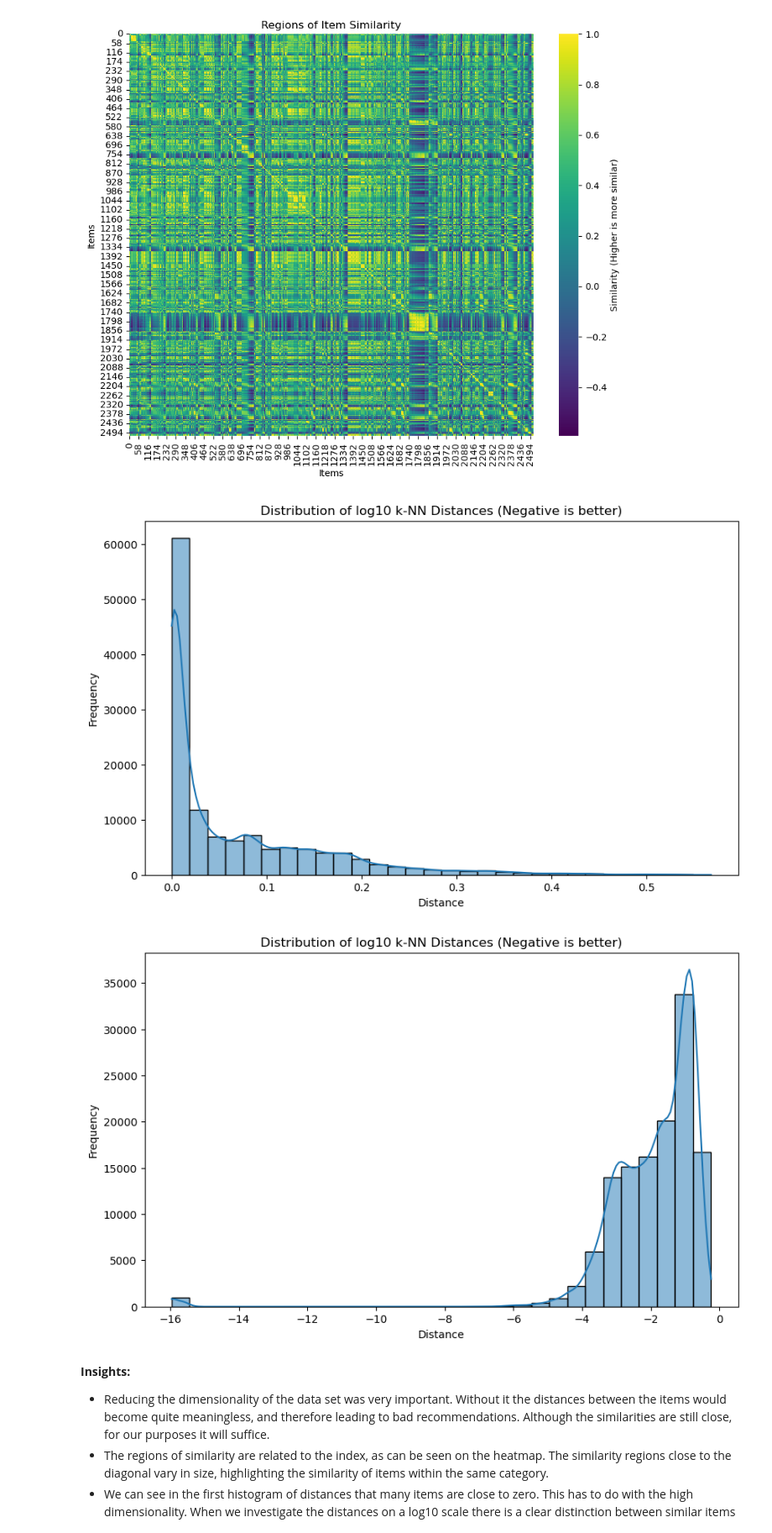
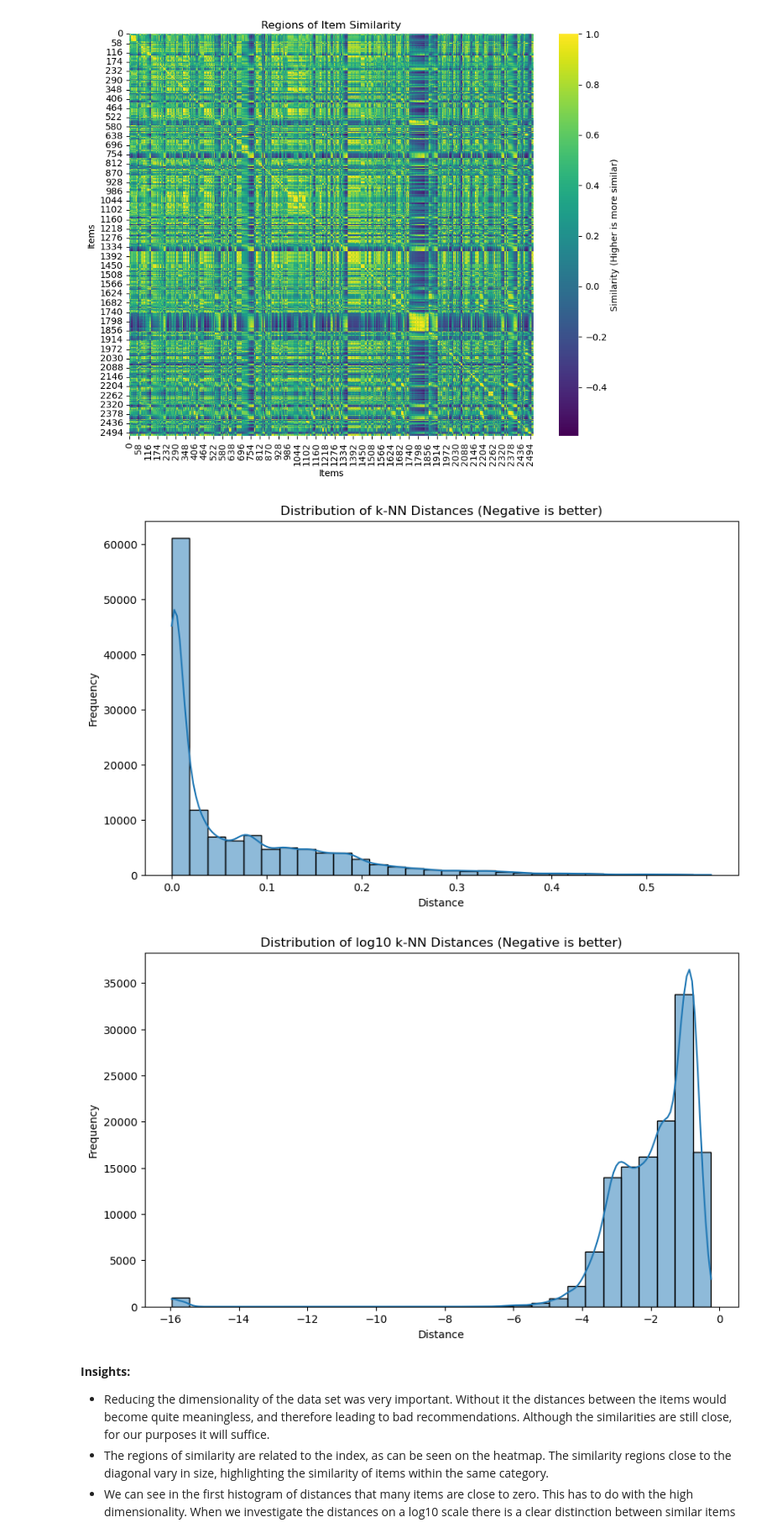
Before and after one commit to noah18c/IVDA_G10, a Jupyter notebook: group10_g2.ipynb, the cells around one changed output. Shown at 84% size. Drawn from its saved outputs; the diff is of its cells as text; code cells hidden in the pictures.

```diff
--- a/group10_g2.ipynb
+++ b/group10_g2.ipynb
@@ -1354,28 +1354,28 @@ plt.show()
 # %%
 
 flattened_distances = distances.flatten()
 #flattened_distances = distances.flatten()
 
 
 # Plot distribution of distances
 plt.figure(figsize=(10, 6))
 sns.histplot(flattened_distances, kde=True, bins=30)
-plt.title("Distribution of log10 k-NN Distances (Negative is better)")
+plt.title("Distribution of k-NN Distances (Negative is better)")
 plt.xlabel("Distance")
 plt.ylabel("Frequency")
 plt.show()
 
 flattened_distances = np.log10(distances.flatten())
 #flattened_distances = distances.flatten()
 # Plot distribution of distances
 plt.figure(figsize=(10, 6))
 sns.histplot(flattened_distances, kde=True, bins=30)
 plt.title("Distribution of log10 k-NN Distances (Negative is better)")
 plt.xlabel("Distance")
 plt.ylabel("Frequency")
 plt.show()
 # %% [output]
-[figure, old version]
+[figure, new version]
 [figure]
 # %% [markdown]
 **Insights:**
```
Also changed, not shown: 1 other file.
